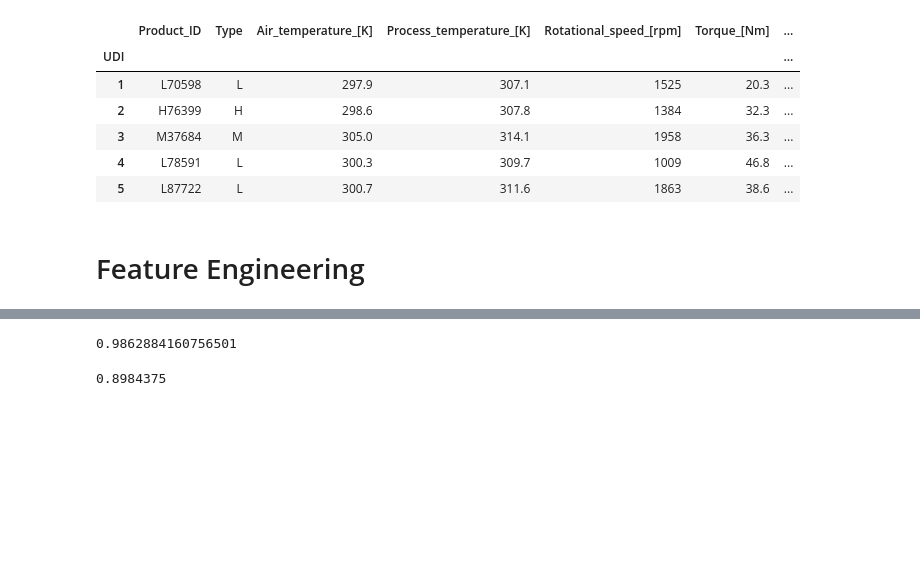
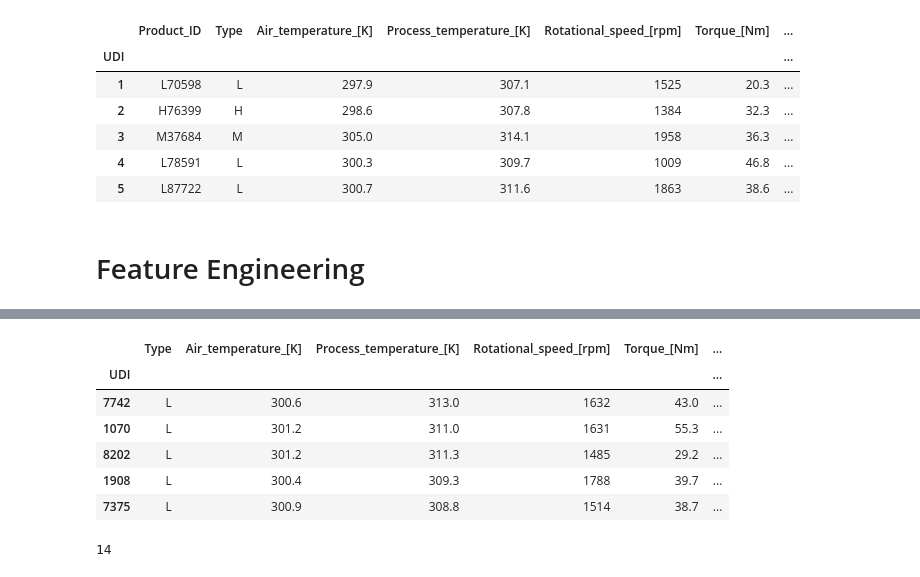
Before and after one commit to abdulrahman0700/Industrial_Predictive_Maintenance_Elevvo_internship, a Jupyter notebook: Notebooks/03_Construct.ipynb, the cells around one changed output, grey strips where cells are left out. Cells and saved outputs as stored; diff of their text form; code cells hidden in the pictures; blank space fills up the shorter version.

```diff
--- a/Notebooks/03_Construct.ipynb
+++ b/Notebooks/03_Construct.ipynb
@@ -184,8 +103,0 @@ recall_score(y_test,predict,average='weighted')
-# %%
-precision_score(y_test,predict,average='weighted')
-# %% [output]
-0.9862884160756501
-# %%
-accuracy_score(y_test,predict)
-# %% [output]
-0.8984375
@@ -193,0 +104,15 @@ df_copy.to_csv("df_cleaned_1.csv")
+# %%
+df_copy_machine_failure = df.copy()
+df_copy_machine_type_failure = df.copy()
+# %%
+df_copy_machine_failure.drop(columns=["Product_ID"],inplace=True)
+# %%
+df_copy_machine_failure.sample(5)
+# %% [output]
+|  | Type | Air_temperature_[K] | Process_temperature_[K] | Rotational_speed_[rpm] | Torque_[Nm] | ... |
+| UDI |  |  |  |  |  | ... |
+| 7742 | L | 300.6 | 313.0 | 1632 | 43.0 | ... |
+| 1070 | L | 301.2 | 311.0 | 1631 | 55.3 | ... |
+| 8202 | L | 301.2 | 311.3 | 1485 | 29.2 | ... |
+| 1908 | L | 300.4 | 309.3 | 1788 | 39.7 | ... |
+| 7375 | L | 300.9 | 308.8 | 1514 | 38.7 | ... |
@@ -193,0 +146,5 @@ df_copy.to_csv("df_cleaned_1.csv")
+# %%
+scale_pos_weight = len(df_copy_machine_failure[df_copy_machine_failure['Machine_failure']==0])//len(df_copy_machine_failure[df_copy_machine_failure['Machine_failure']==1])
+scale_pos_weight
+# %% [output]
+14
```
Also changed, not shown: parts of 51 cells of this notebook.
